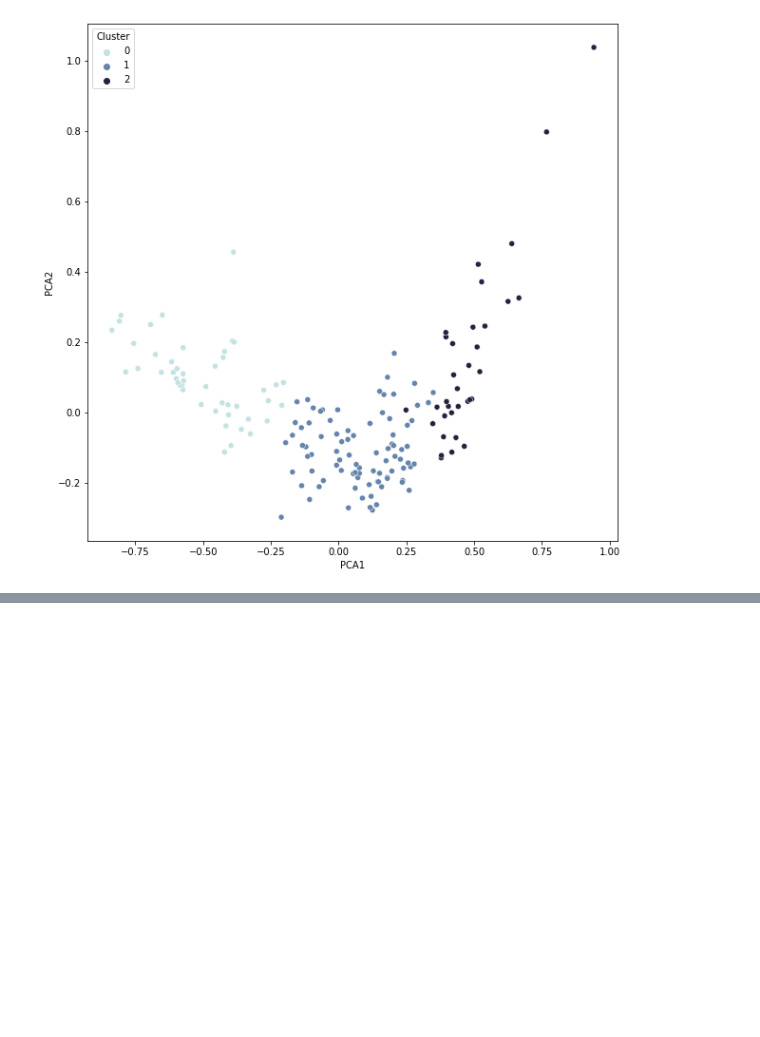
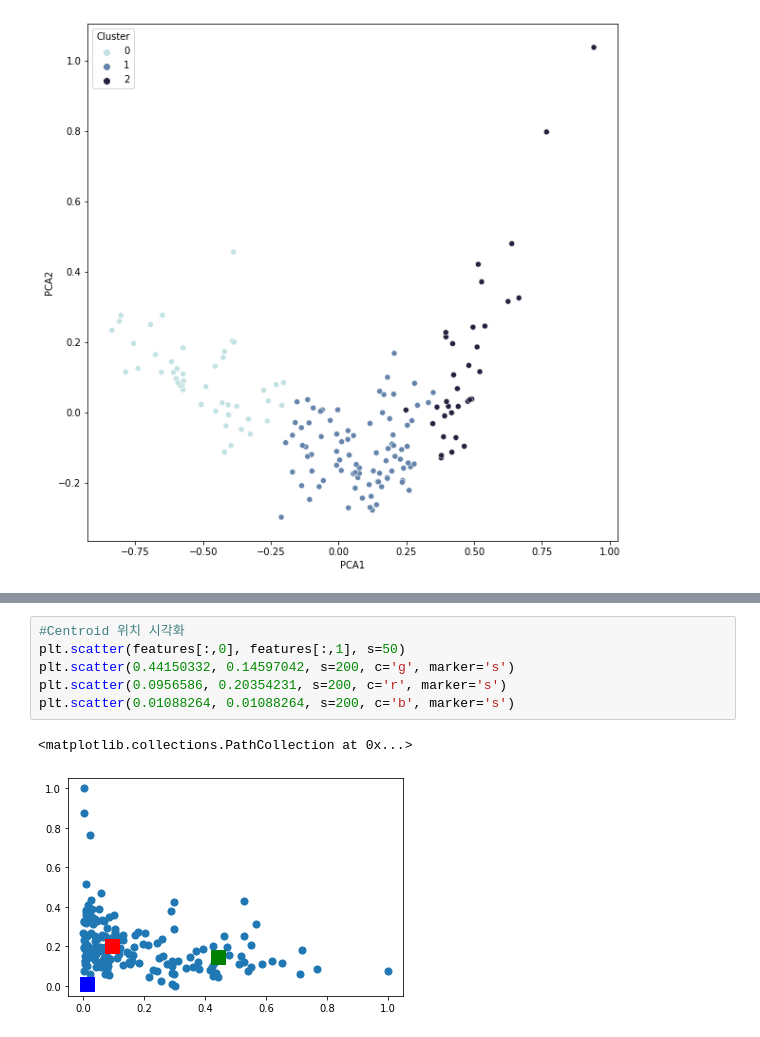
Before and after one commit to hhh6593/TIL, a Jupyter notebook: kmeans.ipynb, the cells around one changed output, grey strips where cells are left out. Drawn from its saved outputs; the diff is of its cells as text; blank space fills up the shorter version.

```diff
--- a/kmeans.ipynb
+++ b/kmeans.ipynb
@@ -179,0 +189,9 @@ sns.scatterplot(data=data_transform, x='PCA1', y='PCA2', hue='Cluster', palette=
+# %%
+#Centroid 위치 시각화
+plt.scatter(features[:,0], features[:,1], s=50)
+plt.scatter(0.44150332, 0.14597042, s=200, c='g', marker='s')
+plt.scatter(0.0956586, 0.20354231, s=200, c='r', marker='s')
+plt.scatter(0.01088264, 0.01088264, s=200, c='b', marker='s')
+# %% [output]
+<matplotlib.collections.PathCollection at 0x...>
+[figure, added]
```
Also changed, not shown: parts of 1 cell of this notebook.
